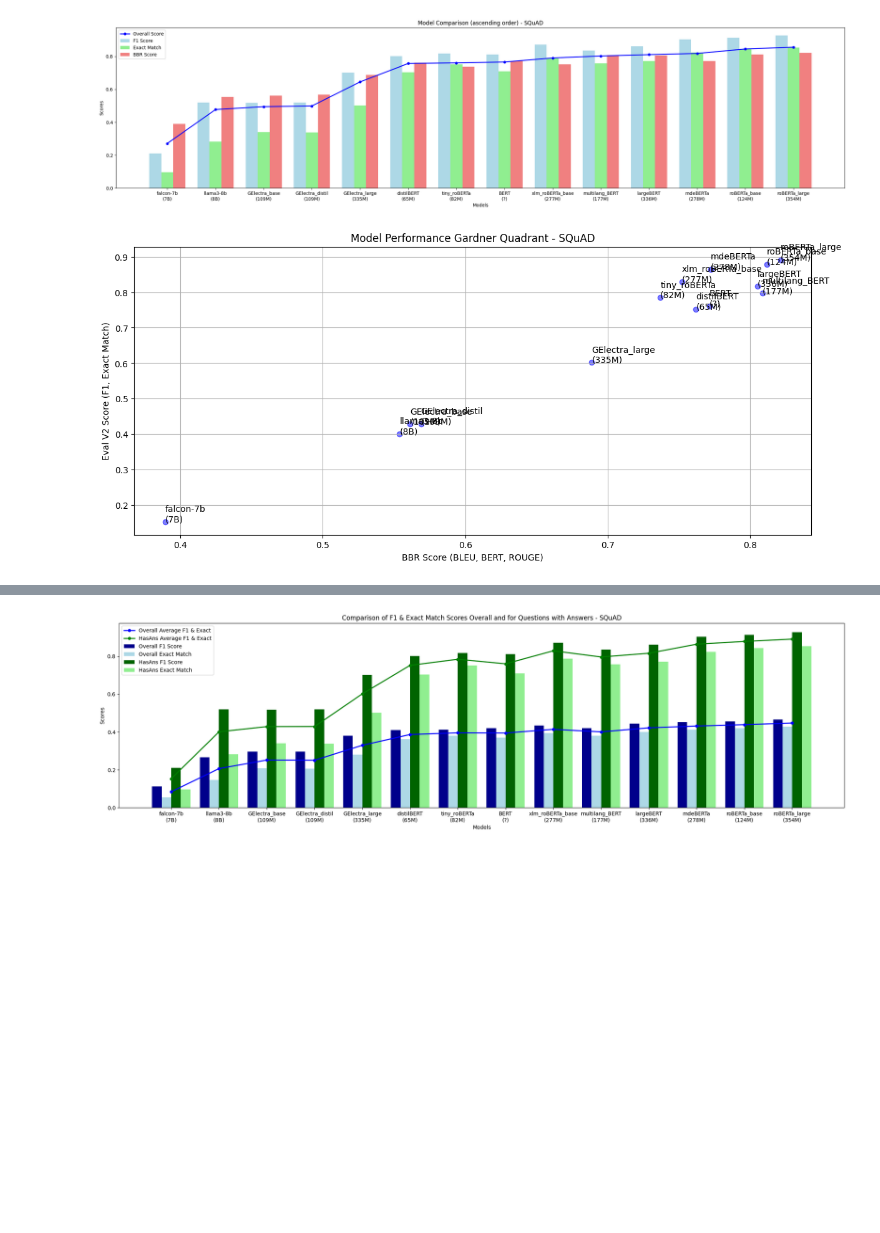
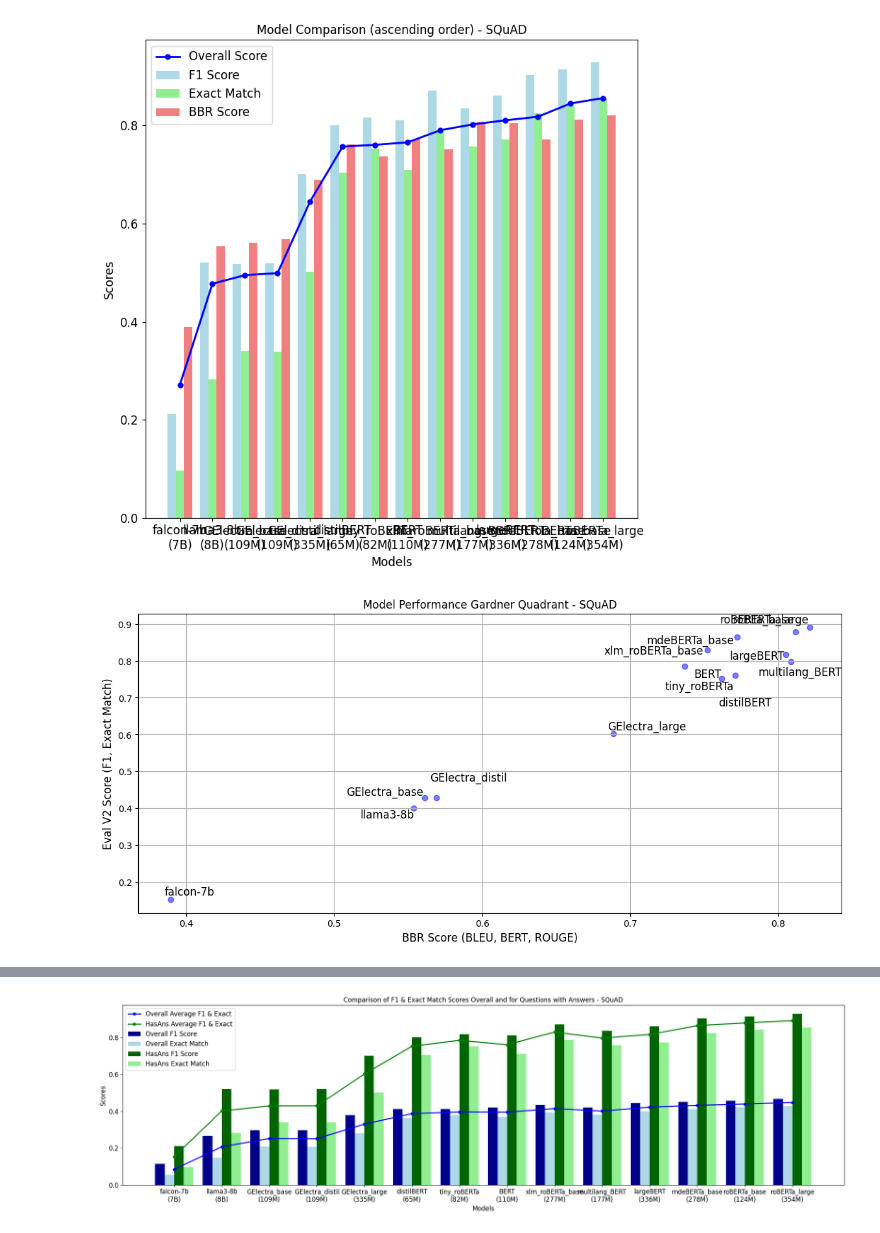
Before and after one commit to aminbensaad/eon-llm, a Jupyter notebook: llm/experiments.ipynb, the cells around one changed output, grey strips where cells are left out. Drawn from its saved outputs; the diff is of its cells as text; code cells hidden in the pictures; blank space fills up the shorter version.

Commit message:
plotting: adjusted visualizations to new attributes

```diff
--- a/llm/experiments.ipynb
+++ b/llm/experiments.ipynb
@@ -27,17 +27,25 @@ manual_model_name_map = {
     "falcon-7b-instruct": "falcon-7b\n(7B)",
 
     # tuned: SQuAD
+    # BERT
+    "distilbert-base-cased-distilled-squad": "distilBERT\n(65M)",
+    "bert-finetuned-squad": "BERT\n(110M)",
+    "bert-multi-english-german-squad2": "multilang_BERT\n(177M)",
+    "bert-large-cased-whole-word-masking-finetuned-squad": "largeBERT\n(336M)",
+
+    # RoBERTa
     "tinyroberta-squad2": "tiny_roBERTa\n(82M)",
-    "bert-finetuned-squad": "BERT\n(110M)",
-    "bert-large-cased-whole-word-masking-finetuned-squad": "largeBERT\n(336M)",
-    "distilbert-base-cased-distilled-squad": "distilBERT\n(65M)",
-    "mdeberta-v3-base-squad2": "mdeBERTa\n(278M)",
     "roberta-base-squad2": "roBERTa_base\n(124M)",
     "roberta-large-squad2": "roBERTa_large\n(354M)",
+    "deberta-v3-large-squad2": "deberta_large\n(434M)",
+
+    # improvements
     "xlm-roberta-base-squad2": "xlm_roBERTa_base\n(277M)",
+    "mdeberta-v3-base-squad2": "mdeBERTa_base\n(278M)",
+    "deberta-v3-large-squad2": "deBERTa_base\n(434M)",
+
 
     # Gtuned: SQuAD
-    "bert-multi-english-german-squad2": "multilang_BERT\n(177M)",
     "gelectra-base-germanquad-distilled": "GElectra_distil\n(109M)",
     "gelectra-base-germanquad": "GElectra_base\n(109M)",
     "gelectra-large-germanquad": "GElectra_large\n(335M)",
@@ -139,45 +147,55 @@ figure_root = './figures'
 timing_results_path = './timing_results.json'
 
 # Select the subdirectory
-subdir = ['base', 'tuned', 'Gtuned', 'local'] # options: base, Gbase, tuned, Gtuned, local
+subdir = ['base', 'tuned', 'Gtuned', 'local'] # options: 'base', 'Gbase', 'tuned', 'Gtuned', 'local'
 
 # Load data
 data, model_name_map = load_json_files(base_dir, subdir, datasets)
 
 # Load timing results
 timing_results = load_timing_results(timing_results_path)
 
 # Create and display DataFrame
 df = pd.DataFrame(data)
 timing_df = pd.DataFrame.from_dict(timing_results, orient='index').reset_index()
 timing_df = timing_df.rename(columns={'index': 'model'})
 df = pd.merge(df, timing_df, on='model', how='left')
 
 def get_cmap(dataset_name):
     if dataset_name == "SQuAD":
         return "Blues"
     elif dataset_name == "GermanQuAD":
         return "Oranges"
     return "Greens"
 
 # Execute visualizations for both datasets
+fontsize = 20
+
 for dataset_name in datasets:
     cmap = get_cmap(dataset_name)
 
-    p.plot_bar_chart_with_line_graph(df, dataset_name, figure_root, manual_model_name_map)
-    p.plot_gardner_quadrant(df, dataset_name, figure_root, manual_model_name_map)
-    p.plot_heat_map(df, dataset_name, figure_root, manual_model_name_map, cmap=cmap)
+    p.plot_bar_chart_with_line_graph(df, dataset_name, figure_root, manual_model_name_map,
+                                    fontsize=12, figsize=(8, 8))
+
+    p.plot_gardner_quadrant(df, dataset_name, figure_root, manual_model_name_map,
+                            fontsize=12, figsize=(14, 6))
+
+    p.plot_heat_map(df, dataset_name, figure_root, manual_model_name_map, cmap=cmap,
+                    fontsize=12, figsize=(12, 8))
 
     if dataset_name != "GermanQuAD":
-        p.plot_bar_chart_comparison(df, dataset_name, figure_root, manual_model_name_map)
-        p.plot_comparison_heat_map(df, dataset_name, figure_root, manual_model_name_map)
+        p.plot_bar_chart_comparison(df, dataset_name, figure_root, manual_model_name_map,
+                                    fontsize=12, figsize=(20, 6))
 
-p.plot_timing_heat_map(df, figure_root, manual_model_name_map)
+        p.plot_comparison_heat_map(df, dataset_name, figure_root, manual_model_name_map,
+                                cmap="Blues", fontsize=12, figsize=(14, 8))
+
+p.plot_timing_heat_map(df, figure_root, manual_model_name_map, cmap="Reds", fontsize=12, figsize=(8, 8))
 
 # Visualisation 7: Combined Heat map for average values of GermanQuAD and SQuAD
-p.plot_combined_heat_map(df, figure_root, manual_model_name_map, cmap="Purples")
+p.plot_combined_heat_map(df, figure_root, manual_model_name_map, cmap="Purples", fontsize=12, figsize=(12, 8))
 
 print("All visualizations have been generated and saved successfully.")
 # %% [output]
-[figure, old version]
+[figure, new version]
-[figure, old version]
+[figure, new version]
@@ -185 +203 @@ print("All visualizations have been generated and saved successfully.")
-[figure, old version]
+[figure, new version]
```
Also changed, not shown: parts of 2 cells of this notebook.
